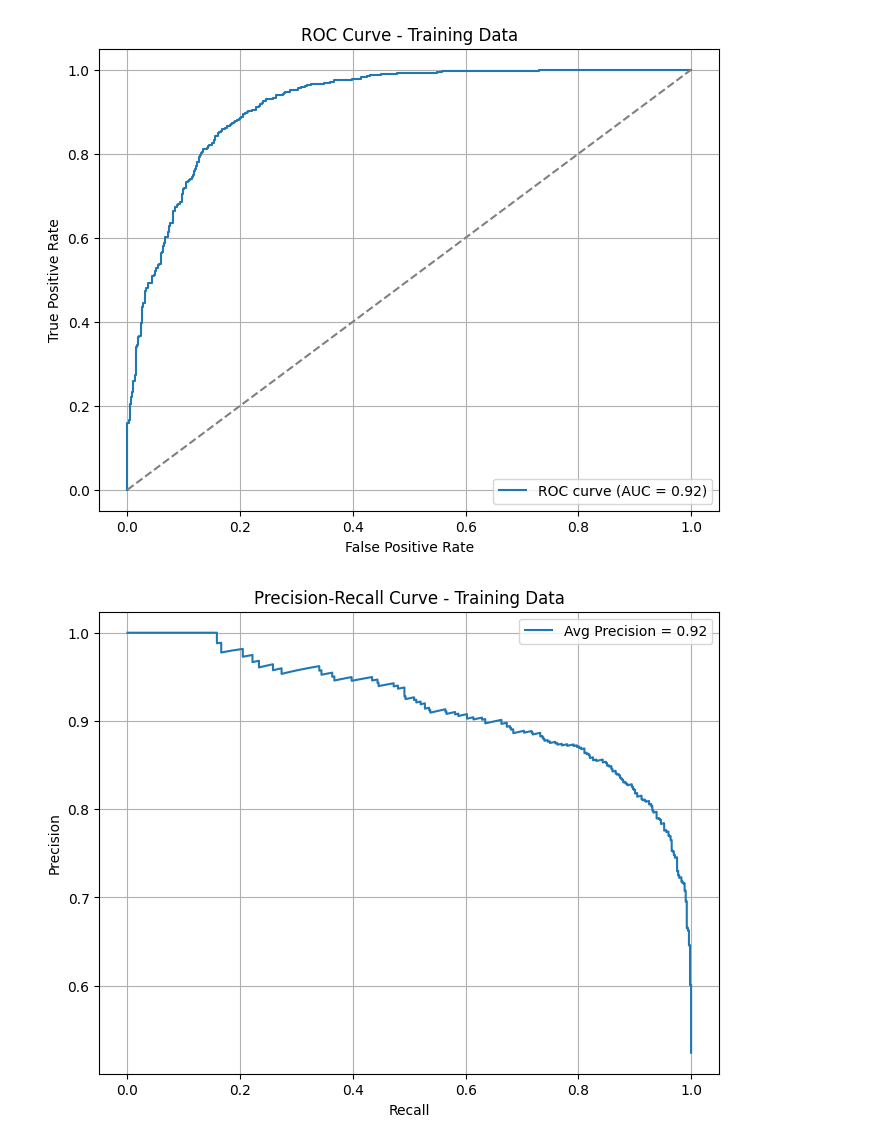
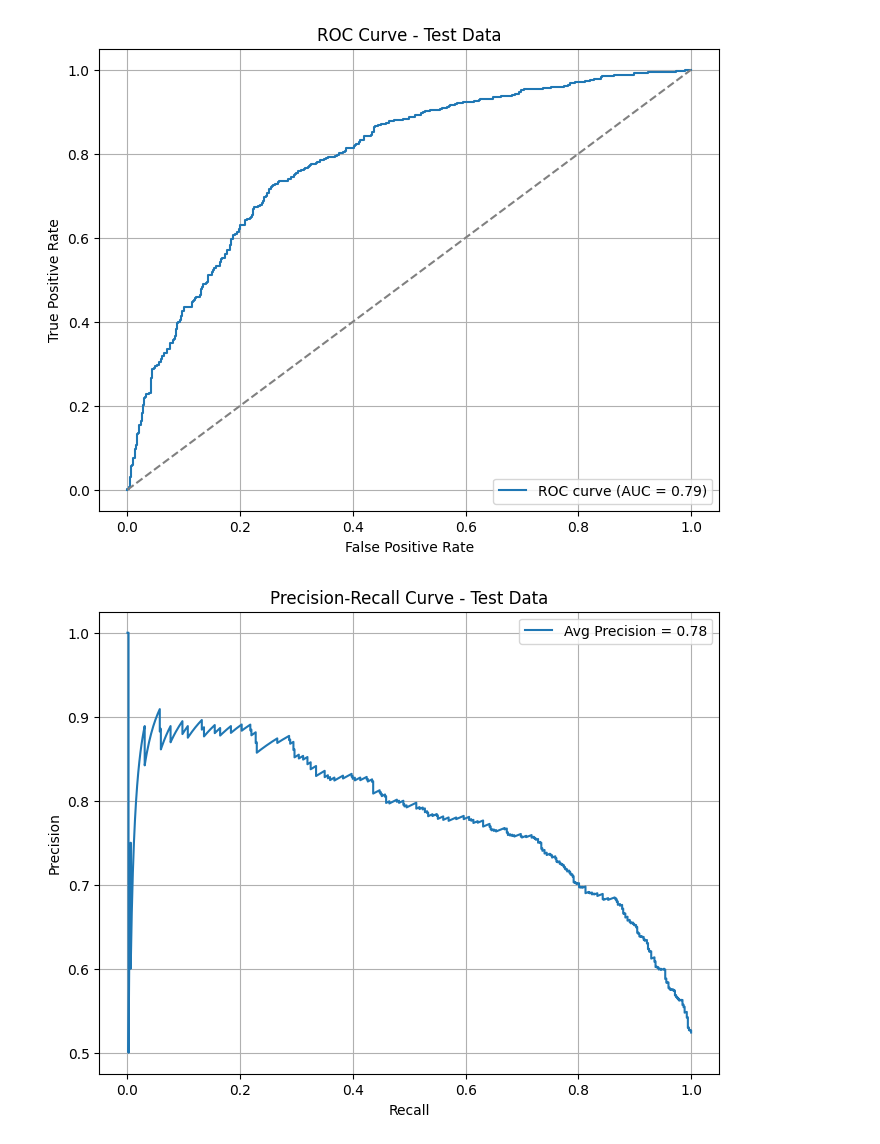
Before and after one commit to Vighnesh-Avadhanam/Hate-Speech-Classification, a Jupyter notebook: code/ridge.ipynb, the cells around one changed output. Saved outputs shown, nothing was run; the diff lists cells and outputs as text; code cells hidden in the pictures.

Commit message:
Cleaned Models

```diff
--- a/code/ridge.ipynb
+++ b/code/ridge.ipynb
@@ -92,0 +68,14 @@ def main():
+# %%
+train_df = pd.read_csv("../data/train_data.csv")
+test_df = pd.read_csv("../data/test_data_clean.csv")
+
+X_train = train_df["text"]
+y_train = train_df["label"]
+
+model = RidgeHateSpeech()
+model.train(X_train, y_train)
+
+X_test = test_df["comment"]
+y_test = test_df["isHate"].astype(int)
+
+model.evaluate(X_test, y_test)
@@ -93,16 +91,7 @@ def main():
 # %%
-train_df = pd.read_csv("../data/test_data.csv", sep=";")
-train_df["isHate"] = train_df["isHate"].apply(lambda x: 1 if x >= 0.25 else 0)
+test_probs = model.predict_proba(X_test)
 
-X_train = train_df["comment"]
-y_train = train_df["isHate"]
-
-model = RidgeHateSpeech()
-model.train(X_train, y_train)
-
-train_probs = model.predict_proba(X_train)
-
-fpr, tpr, _ = roc_curve(y_train, train_probs)
+fpr, tpr, _ = roc_curve(y_test, test_probs)
 roc_auc = auc(fpr, tpr)
 
 plt.figure(figsize=(8, 6))
@@ -110,24 +99,24 @@ plt.plot(fpr, tpr, label=f"ROC curve (AUC = {roc_auc:.2f})")
 plt.plot([0, 1], [0, 1], linestyle="--", color="gray")
 plt.xlabel("False Positive Rate")
 plt.ylabel("True Positive Rate")
-plt.title("ROC Curve - Training Data")
+plt.title("ROC Curve - Test Data")
 plt.legend(loc="lower right")
 plt.grid(True)
 plt.show()
 # %% [output]
-[figure, old version]
+[figure, new version]
 # %%
-precision, recall, _ = precision_recall_curve(y_train, train_probs)
-avg_precision = average_precision_score(y_train, train_probs)
+precision, recall, _ = precision_recall_curve(y_test, test_probs)
+avg_precision = average_precision_score(y_test, test_probs)
 
 plt.figure(figsize=(8, 6))
 plt.plot(recall, precision, label=f"Avg Precision = {avg_precision:.2f}")
 plt.xlabel("Recall")
 plt.ylabel("Precision")
-plt.title("Precision-Recall Curve - Training Data")
+plt.title("Precision-Recall Curve - Test Data")
 plt.legend(loc="upper right")
 plt.grid(True)
 plt.show()
 # %% [output]
-[figure, old version]
+[figure, new version]
 # %%
```
Also changed, not shown: parts of 4 cells of this notebook, 2 other files.
